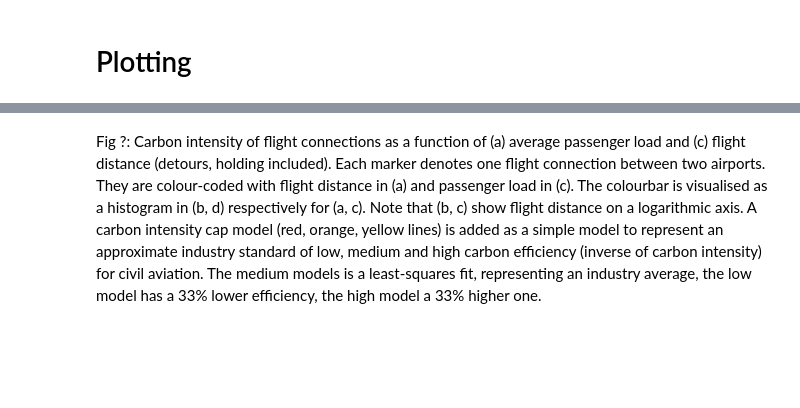
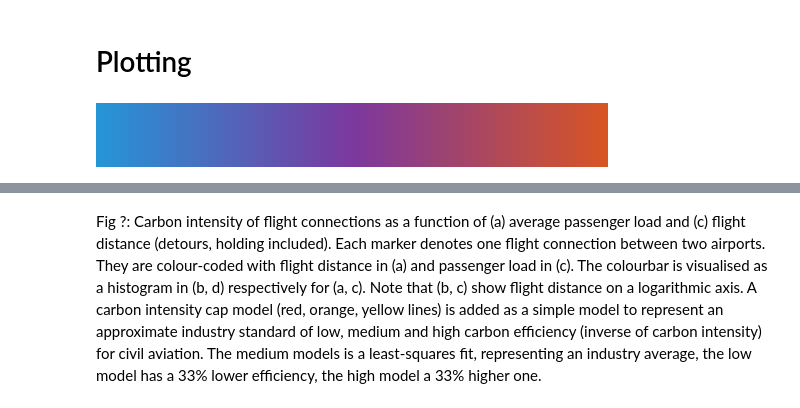
Before and after one commit to jorgecardleitao/aviation, a Jupyter notebook: plots/intensity_cap_models.ipynb, the cells around one changed output, grey strips where cells are left out. Saved outputs shown, nothing was run; the diff lists cells and outputs as text; code cells hidden in the pictures; blank space fills up the shorter version.

```diff
--- a/plots/intensity_cap_models.ipynb
+++ b/plots/intensity_cap_models.ipynb
@@ -150,5 +150,19 @@ popts = [50, 35_000, 0.01, 200]  # simplified optimal values
 # %% [markdown]
 # Plotting
+# %%
+c1 = np.array([0.147, 0.586, 0.845, 1.0])
+c2 = np.array([0.484, 0.222, 0.624, 1.0])
+c3 = np.array([0.845, 0.335, 0.147, 1.0])
+
+c1m = np.array([0.5, 0.85, 0.98, 1.0])
+c2m = np.array([0.85, 0.2, 0.95, 1.0])
+c3m = np.array([0.98, 0.44, 0.05, 1.0])
+
+new_cmap = LinearSegmentedColormap.from_list('three_colors', (c1, c2, c3), N=64)
+new_cmap_r = LinearSegmentedColormap.from_list('three_color_r', (c3, c2, c1), N=64)
+new_cmap
+# %% [output]
+[figure, added]
 # %%
 fig, (ax1, ax2) = plt.subplots(1,2, figsize=(10, 4), sharey=True)
 axh1 = fig.add_axes([0.23, 0.68, 0.25, 0.2])     # histogram axes
```
Also changed, not shown: parts of 8 cells of this notebook.
